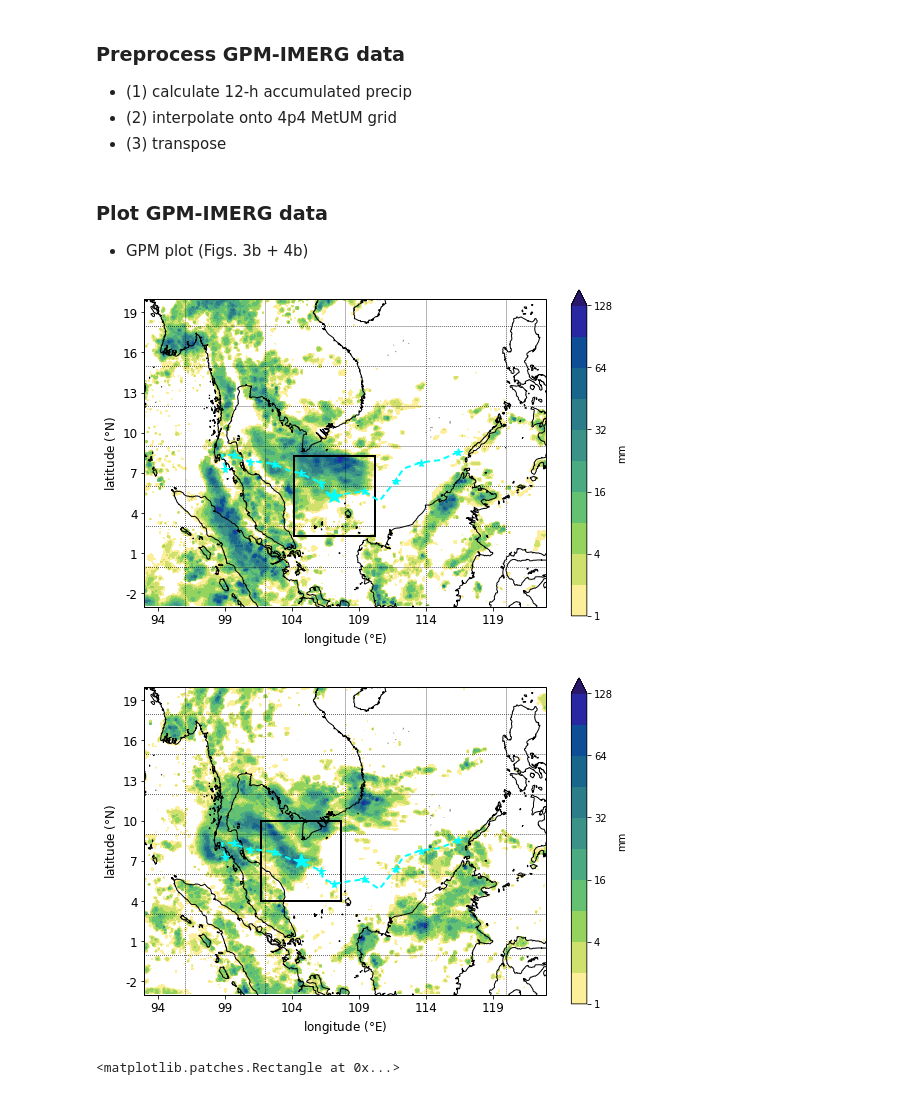
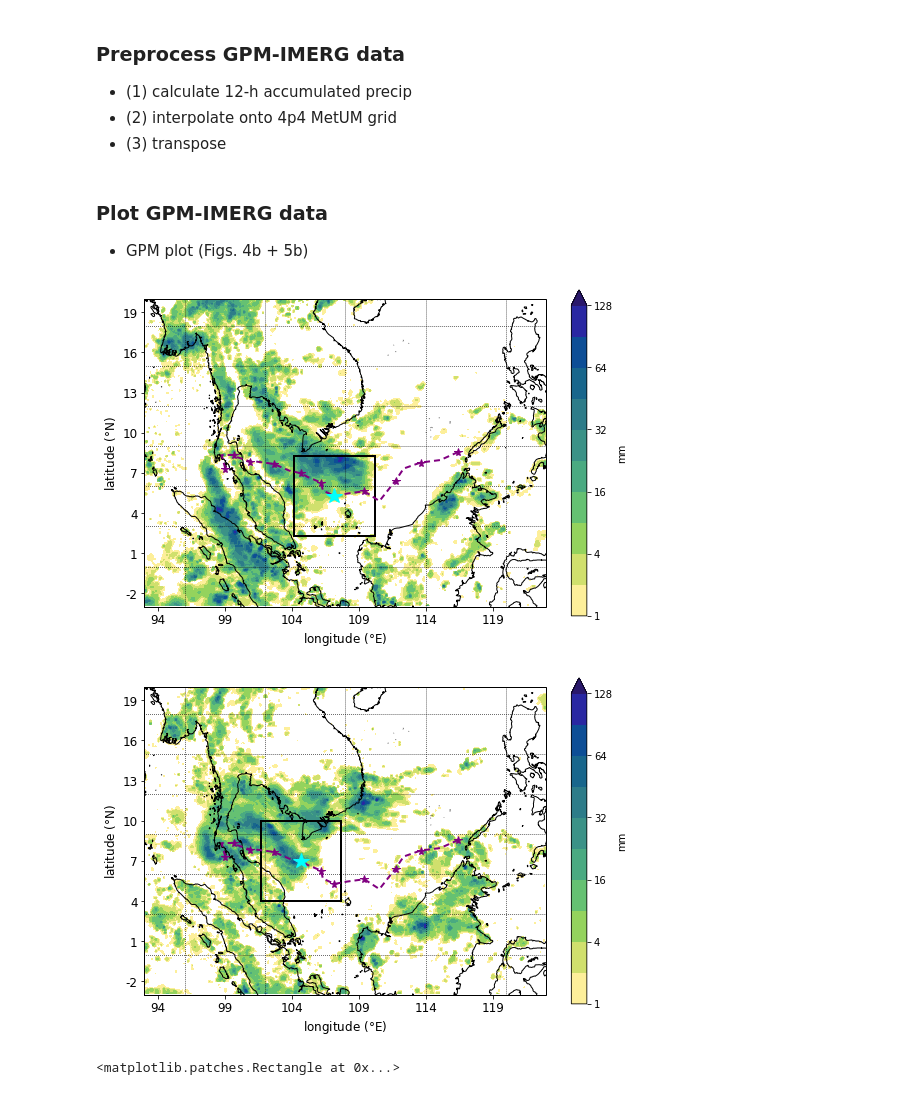
Before and after one commit to shardywx/borneo_vortex, a Jupyter notebook: accumulated_12h_precip.ipynb, the cells around one changed output. Drawn from its saved outputs; the diff is of its cells as text; code cells hidden in the pictures.

```diff
--- a/accumulated_12h_precip.ipynb
+++ b/accumulated_12h_precip.ipynb
@@ -72,6 +80,6 @@ bv_time = vortex_df.loc[0:20, "Time"]
 # %%
-# read in GPM data
-# gpm_path = '/nobackup/earshar/borneo/GPMHH_201810.nc'
-gpm_path = '/home/home02/earshar/borneo_vortex/GPMHH_201810.nc'
+gpm_path = '/nobackup/earshar/borneo/GPMHH_201810.nc'
 gpm_data = xr.open_dataset(gpm_path).sel(lon=slice(bounds[0], bounds[1]), lat=slice(bounds[2], bounds[3]))
 prcp_gpm = gpm_data.precipitationCal
+prcp_gpm = prcp_gpm / 2
+prcp_gpm_12h = prcp_gpm.resample(time="12H").sum().sel(time=slice('2018-10-21T12', '2018-10-26T12'))
@@ -156,7 +158,7 @@ prcp_gpm_plot = prcp_gpm_plot.transpose('latitude', 'longitude')
 # %% [markdown]
 ### Plot GPM-IMERG data
 
-- GPM plot (Figs. 3b + 4b)
+- GPM plot (Figs. 4b + 5b)
 # %%
 fig, ax = plt.subplots(figsize=(9, 6), subplot_kw={'projection': ccrs.PlateCarree()})
 # domain extent
@@ -165,35 +167,35 @@ ax.set_extent([lon_start, lon_end, lat_start, lat_end], ccrs.PlateCarree())
 ax.gridlines(crs=ccrs.PlateCarree(), linewidth=0.75, color='k', linestyle=':')
 # customise further
 Levels=[1.0, 2.0, 4.0, 8.0, 16.0, 24.0, 32.0, 48.0, 64.0, 96.0, 128.0]
 
 # plot data
 prcp_gpm_plot.plot.contourf(ax=ax, levels=Levels, extend='max',
                         transform=ccrs.PlateCarree(),
                         cbar_kwargs={'label': 'mm'},
                         cmap=cmocean.cm.haline_r)
 
 # customise plot
 ax.coastlines(resolution='10m', color='k', linewidth=1)
 ax.set_xticks([94, 99, 104, 109, 114, 119])
 ax.set_yticks([-2, 1, 4, 7, 10, 13, 16, 19])
 ax.set_xticklabels([94, 99, 104, 109, 114, 119], fontsize='large')
 ax.set_yticklabels([-2, 1, 4, 7, 10, 13, 16, 19], fontsize='large')
 ax.set_xlabel(r'longitude ($\degree$E)', fontsize='large')
 ax.set_ylabel(r'latitude ($\degree$N)', fontsize='large')
 ax.set_title('')
 
 # overlay BV box position
 r0 = 3.0
 ax.add_patch( Rectangle( (bv_lon[8]-r0, bv_lat[8]-r0),
                             2*r0, 2*r0, linewidth=2,
                             facecolor='none', edgecolor='k') )
 
+# overlay entire Borneo vortex track
+ax.plot(bv_lon[:], bv_lat[:], '*', ms=8, markevery=2, linewidth=2, dashes=[3,2], color='purple')
+
 # overlay Borneo vortex centre position
 ax.plot(bv_lon[8], bv_lat[8], marker='*', markersize=16, color='cyan')
 
-# overlay entire Borneo vortex track
-ax.plot(bv_lon[:], bv_lat[:], '*', ms=8, markevery=2, linewidth=2, dashes=[3,2], color='cyan')
-
-fig.savefig('fig4b_new.png')
+fig.savefig('fig4b_new.png',dpi=200)
 # %% [output]
-[figure, old version]
+[figure, new version]
@@ -228,15 +242,15 @@ ax.add_patch( Rectangle( (bv_lon[12]-r0, bv_lat[12]-r0),
                             2*r0, 2*r0, linewidth=2,
                             facecolor='none', edgecolor='k') )
 
+# overlay entire Borneo vortex track
+ax.plot(bv_lon[:], bv_lat[:], '*', ms=8, markevery=2, linewidth=2, dashes=[3,2], color='purple')
+
 # overlay Borneo vortex centre position
 ax.plot(bv_lon[12], bv_lat[12], marker='*', markersize=16, color='cyan')
 
-# overlay entire Borneo vortex track
-ax.plot(bv_lon[:], bv_lat[:], '*', ms=8, markevery=2, linewidth=2, dashes=[3,2], color='cyan')
-
-fig.savefig('fig5b_new.png')
+fig.savefig('fig5b_new.png',dpi=200)
 # %% [output]
-[figure, old version]
+[figure, new version]
 # %%
 # N768 MetUM plot (Figs. 3c + 4c)
 
```
Also changed, not shown: parts of 5 cells of this notebook, 3 other files.
